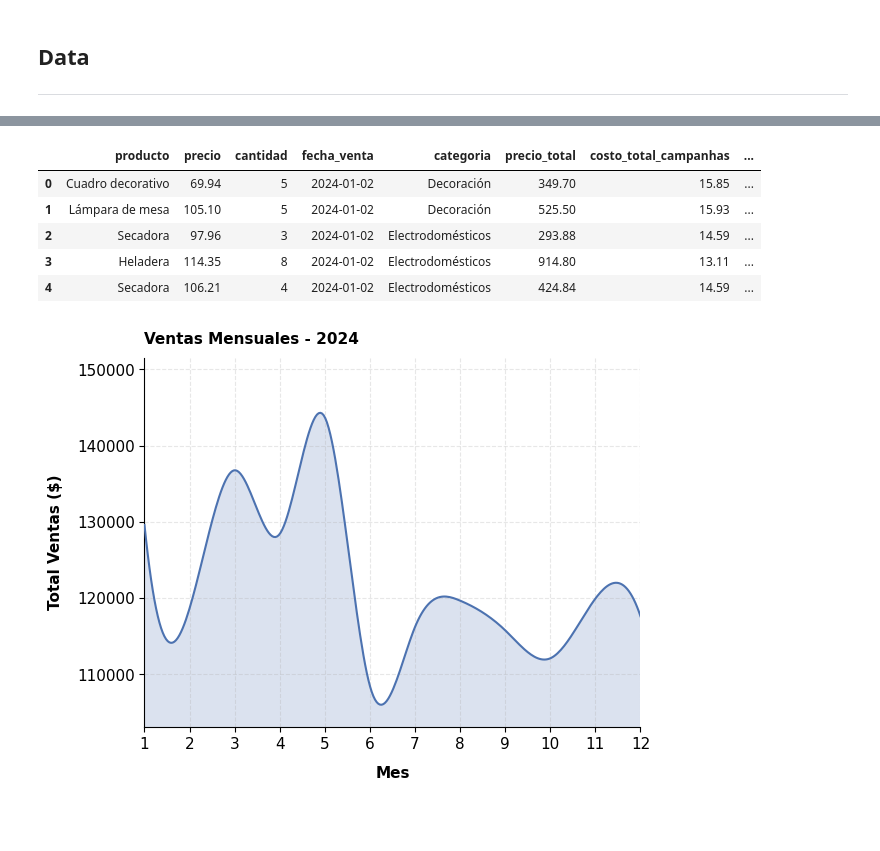
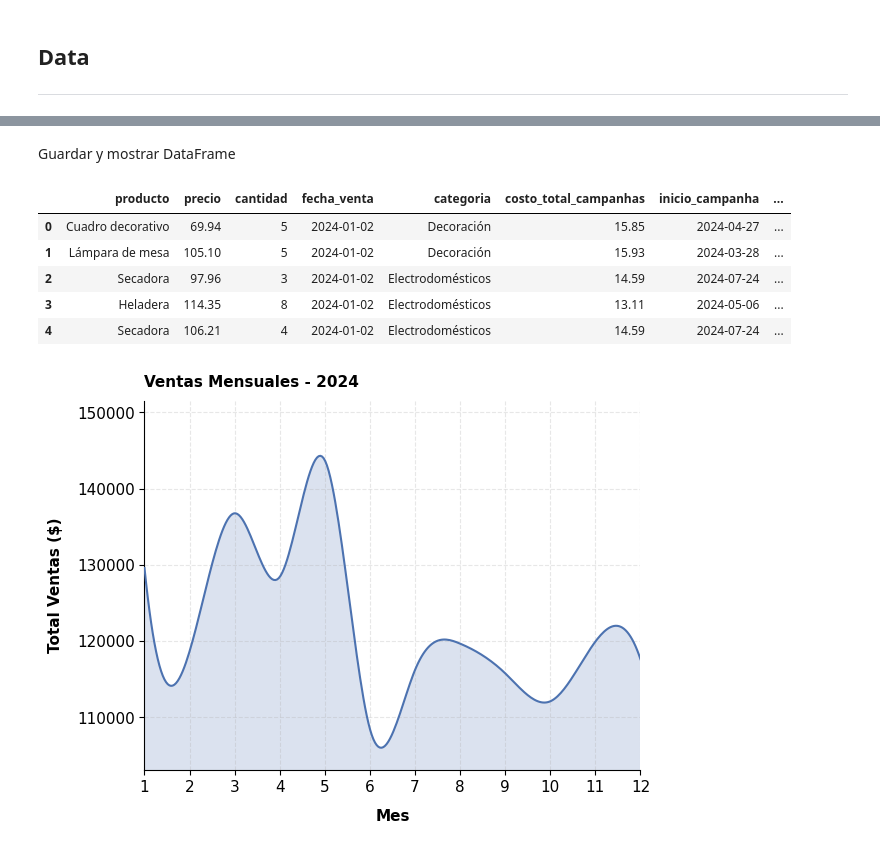
Before and after one commit to NicolasPalomaresDS/PalomaresNicolas-Comision2611-TPIDataAnalytics, a Jupyter notebook: notebooks/analisis.ipynb, the cells around one changed output, grey strips where cells are left out. Saved outputs shown, nothing was run; the diff lists cells and outputs as text; code cells hidden in the pictures; blank space fills up the shorter version.

```diff
--- a/notebooks/analisis.ipynb
+++ b/notebooks/analisis.ipynb
@@ -32,0 +54,4 @@ df_marketing.set_index("id_campanha", inplace=True)
+# %%
+ventas_marketing["precio_total"] = (
+    ventas_marketing["precio"] * ventas_marketing["cantidad"]
+)
@@ -32,0 +73,5 @@ df_marketing.set_index("id_campanha", inplace=True)
+# %%
+ventas_marketing["precio_relativo"] = (
+    ventas_marketing["precio"] /
+    ventas_marketing.groupby("categoria")["precio"].transform("mean")
+)
@@ -33,46 +86,21 @@ df_marketing.set_index("id_campanha", inplace=True)
+# %%
+ventas_marketing["nivel_precio"] = pd.cut(
+    ventas_marketing["precio_relativo"],
+    bins=[0, 0.7, 0.9, 1.0, 1.1, 1.3, float("inf")],
+    labels=["Muy barato", "Barato", "Ligeramente barato", "Ligeramente caro", "Caro", "Muy caro"]
+)
+# %% [markdown]
+Guardar y mostrar DataFrame
 # %%
-# Calcular precio total (precio * cantidad)
-df_ventas["precio_total"] = (
-    df_ventas["precio"] * df_ventas["cantidad"]
-)
-
-# Juntar 'ventas' con 'marketing'
-resumen_marketing = (
-    df_marketing
-    .groupby("producto")
-    .agg(
-        costo_total_campanhas=("costo", "sum"),
-        inicio_campanha=("fecha_inicio", "min"),  # primer campaña
-        fin_campanha=("fecha_fin", "max")         # última campaña
-    )
-    .reset_index()
-)
-
-ventas_marketing = (
-    df_ventas
-    .merge(resumen_marketing, on="producto", how="left")
-)
-
-# Duración total de campañas en días
-ventas_marketing["duracion_campanha"] = (
-    ventas_marketing["fin_campanha"] - ventas_marketing["inicio_campanha"]
-).dt.days
-
-# Ratio ventas totales / costo de campañas
-ventas_marketing["ratio_ventas_costo"] = (
-    ventas_marketing.groupby("producto")["precio_total"].transform("sum")
-    / ventas_marketing["costo_total_campanhas"]
-)
-
 ventas_marketing.to_parquet(DATA_DIR / "ventas_marketing.parquet", index=False)
 display(ventas_marketing.head())
 # %% [output]
-|  | producto | precio | cantidad | fecha_venta | categoria | precio_total | costo_total_campanhas | ... |
-| 0 | Cuadro decorativo | 69.94 | 5 | 2024-01-02 | Decoración | 349.70 | 15.85 | ... |
-| 1 | Lámpara de mesa | 105.10 | 5 | 2024-01-02 | Decoración | 525.50 | 15.93 | ... |
-| 2 | Secadora | 97.96 | 3 | 2024-01-02 | Electrodomésticos | 293.88 | 14.59 | ... |
-| 3 | Heladera | 114.35 | 8 | 2024-01-02 | Electrodomésticos | 914.80 | 13.11 | ... |
-| 4 | Secadora | 106.21 | 4 | 2024-01-02 | Electrodomésticos | 424.84 | 14.59 | ... |
+|  | producto | precio | cantidad | fecha_venta | categoria | costo_total_campanhas | inicio_campanha | ... |
+| 0 | Cuadro decorativo | 69.94 | 5 | 2024-01-02 | Decoración | 15.85 | 2024-04-27 | ... |
+| 1 | Lámpara de mesa | 105.10 | 5 | 2024-01-02 | Decoración | 15.93 | 2024-03-28 | ... |
+| 2 | Secadora | 97.96 | 3 | 2024-01-02 | Electrodomésticos | 14.59 | 2024-07-24 | ... |
+| 3 | Heladera | 114.35 | 8 | 2024-01-02 | Electrodomésticos | 13.11 | 2024-05-06 | ... |
+| 4 | Secadora | 106.21 | 4 | 2024-01-02 | Electrodomésticos | 14.59 | 2024-07-24 | ... |
 # %%
 ventas_mensuales = (
     ventas_marketing
```
Also changed, not shown: parts of 14 cells of this notebook, 1 other file.
